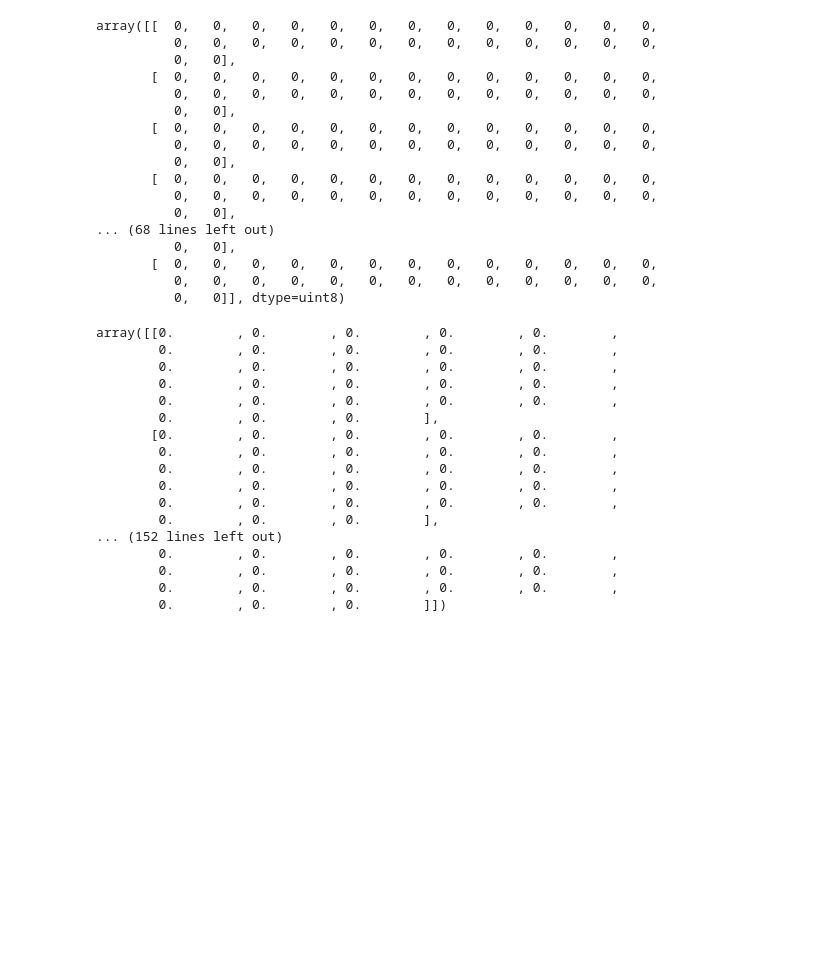
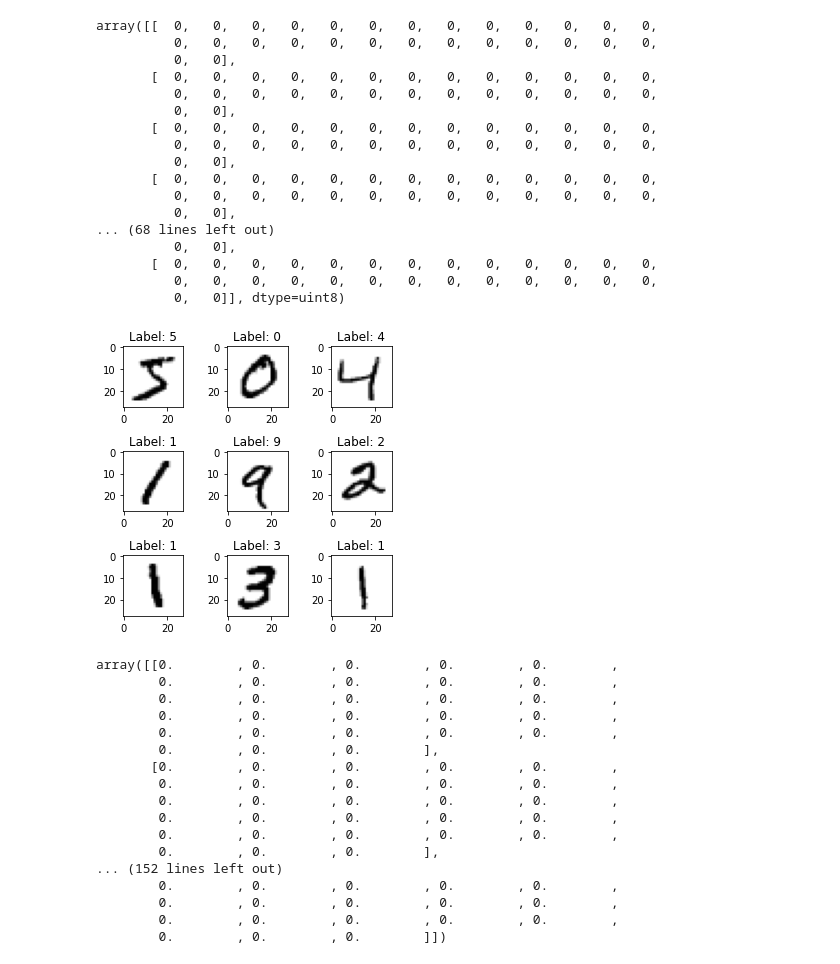
Before and after one commit to BojanKomazec/tensorflow-demo-notebooks, a Jupyter notebook: mlp_mnist.ipynb, the cells around one changed output. Cells and saved outputs as stored; diff of their text form; code cells hidden in the pictures; blank space fills up the shorter version.

```diff
--- a/mlp_mnist.ipynb
+++ b/mlp_mnist.ipynb
@@ -88,6 +91,31 @@ array([[  0,   0,   0,   0,   0,   0,   0,   0,   0,   0,   0,   0,   0,
        [  0,   0,   0,   0,   0,   0,   0,   0,   0,   0,   0,   0,   0,
           0,   0,   0,   0,   0,   0,   0,   0,   0,   0,   0,   0,   0,
           0,   0]], dtype=uint8)
+# %%
+#
+# (Optional)
+# Display multiple images from the dataset in order to get a better overview
+# of data
+#
+
+NUMBER_OF_EXAMPLES = 9
+NUMBER_OF_ROWS = 3
+NUMBER_OF_COLUMNS = 3
+
+fig, axes = plt.subplots(
+    NUMBER_OF_ROWS, NUMBER_OF_COLUMNS,
+    figsize=(1.5*NUMBER_OF_COLUMNS, 1.5*NUMBER_OF_ROWS)
+)
+
+for i in range(NUMBER_OF_EXAMPLES):
+    ax = axes[i//NUMBER_OF_COLUMNS, i%NUMBER_OF_COLUMNS]
+    ax.imshow(x_train[i], cmap=plt.cm.binary)
+    ax.set_title(f'Label: {y_train[i]}')
+
+plt.tight_layout()
+plt.show()
+# %% [output]
+[figure, added]
 # %%
 #
 # Normalization
```
Also changed, not shown: parts of 7 cells of this notebook.
